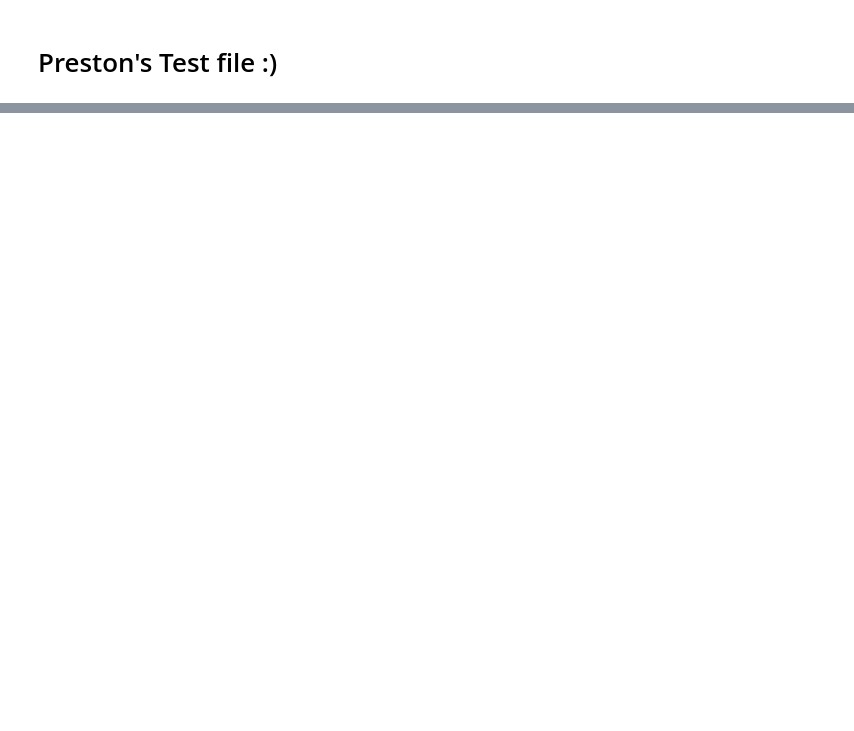
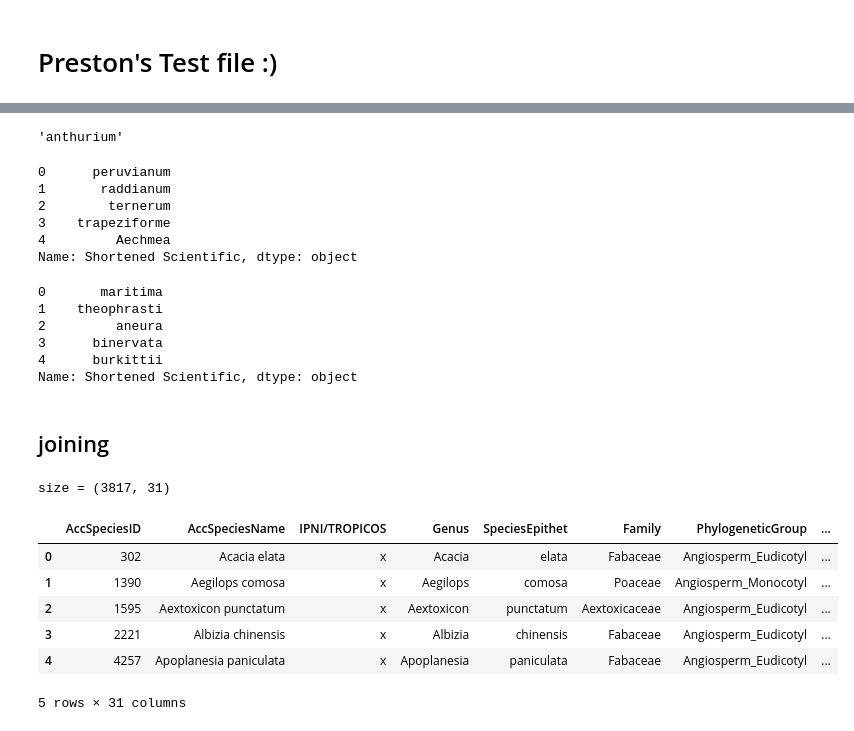
Before and after one commit to madisonmina/PlantIt-Hacksgiving2025, a Jupyter notebook: test.ipynb, the cells around one changed output, grey strips where cells are left out. Cells and saved outputs as stored; diff of their text form; code cells hidden in the pictures; blank space fills up the shorter version.

```diff
--- a/test.ipynb
+++ b/test.ipynb
@@ -18,0 +45,55 @@ ValueError: Invalid file path or buffer object type: <class 'list'>
+# %%
+def clean(string : str) -> str:
+    # full string cleaning
+    string = string.lower()
+
+    # string formatting cleaning
+    substrings = string.split(' ')
+    ignore = ['\'' in s for s in substrings]
+    ignore.append(True) # ensures it exists in array since index() fails otherwise
+    nonignored = substrings[:ignore.index(True)] # we don't care about anything after the first '
+    if len(nonignored) <= 1: # can't skip first word, too short
+        return nonignored[0] # remove from list for consistency
+    else:
+        nonignored = nonignored[1:] # skip first word (genus)
+        return ' '.join(nonignored)
+# %%
+clean("Anthurium 'Big Red Bird' x A. 'Round Wan'")
+# %% [output]
+'anthurium'
+# %%
+domes_plants_df_full['Shortened Scientific'] = domes_plants_df_full['Scientific Name'].apply(clean)
+domes_plants_df_full['Shortened Scientific'].head()
+# %% [output]
+0      peruvianum
+1       raddianum
+2        ternerum
+3    trapeziforme
+4         Aechmea
+Name: Shortened Scientific, dtype: object
+# %%
+df['Shortened Scientific'] = df['AccSpeciesName'].apply(clean)
+df['Shortened Scientific'].head()
+# %% [output]
+0       maritima
+1    theophrasti
+2         aneura
+3      binervata
+4      burkittii
+Name: Shortened Scientific, dtype: object
+# %% [markdown]
+## joining
+# %%
+joined = df.merge(domes_plants_df_full, on='Shortened Scientific')
+# %%
+print('size =', joined.shape)
+joined.head()
+# %% [output]
+size = (3817, 31)
+|  | AccSpeciesID | AccSpeciesName | IPNI/TROPICOS | Genus | SpeciesEpithet | Family | PhylogeneticGroup | ... |
+| 0 | 302 | Acacia elata | x | Acacia | elata | Fabaceae | Angiosperm_Eudicotyl | ... |
+| 1 | 1390 | Aegilops comosa | x | Aegilops | comosa | Poaceae | Angiosperm_Monocotyl | ... |
+| 2 | 1595 | Aextoxicon punctatum | x | Aextoxicon | punctatum | Aextoxicaceae | Angiosperm_Eudicotyl | ... |
+| 3 | 2221 | Albizia chinensis | x | Albizia | chinensis | Fabaceae | Angiosperm_Eudicotyl | ... |
+| 4 | 4257 | Apoplanesia paniculata | x | Apoplanesia | paniculata | Fabaceae | Angiosperm_Eudicotyl | ... |
+5 rows × 31 columns
```
Also changed, not shown: parts of 13 cells of this notebook, 1 other file.
